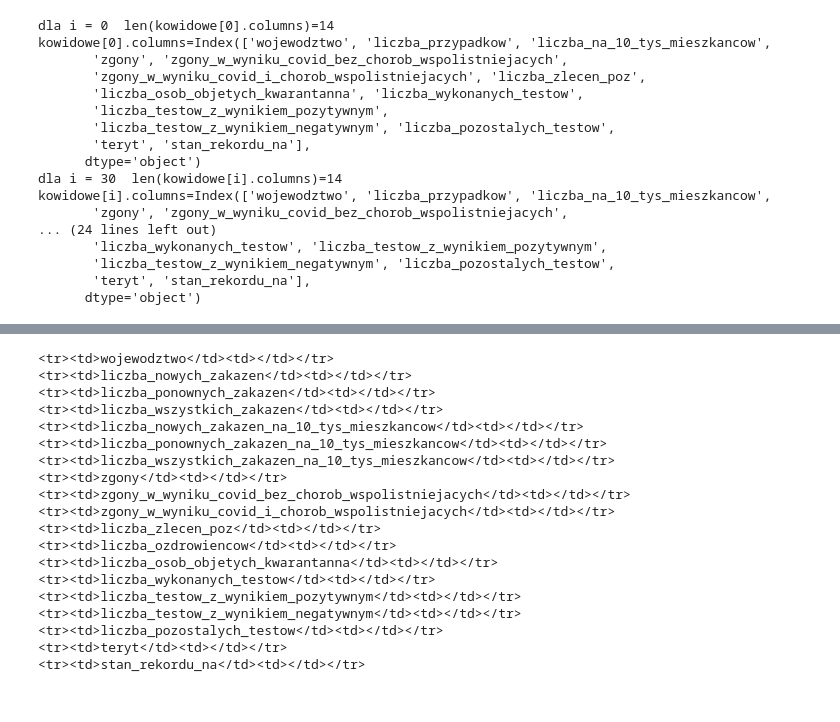
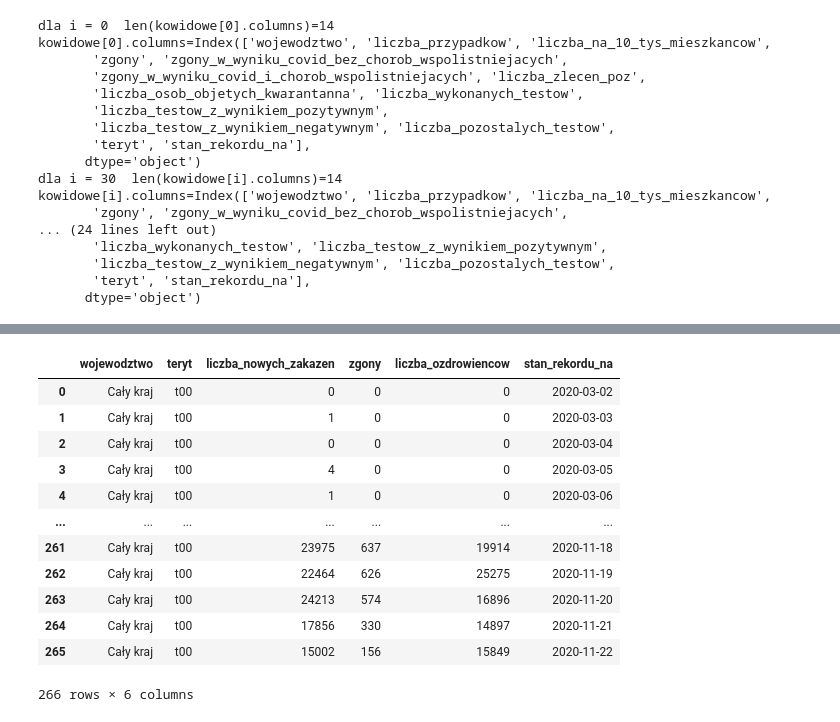
Before and after one commit to ninj4i/kowidowe, a Jupyter notebook: kowidowe_DataE.ipynb, the cells around one changed output, grey strips where cells are left out. Cells and saved outputs as stored; diff of their text form; code cells hidden in the pictures.

```diff
--- a/kowidowe_DataE.ipynb
+++ b/kowidowe_DataE.ipynb
@@ -102,23 +126,34 @@ arch_data0.columns=Index(['Unnamed: 0', 'Data', 'Nowe przypadki',
-# %%
-for i in ['wojewodztwo', 'liczba_nowych_zakazen', 'liczba_ponownych_zakazen','liczba_wszystkich_zakazen','liczba_nowych_zakazen_na_10_tys_mieszkancow',       'liczba_ponownych_zakazen_na_10_tys_mieszkancow',       'liczba_wszystkich_zakazen_na_10_tys_mieszkancow', 'zgony',       'zgony_w_wyniku_covid_bez_chorob_wspolistniejacych',       'zgony_w_wyniku_covid_i_chorob_wspolistniejacych', 'liczba_zlecen_poz',       'liczba_ozdrowiencow', 'liczba_osob_objetych_kwarantanna',       'liczba_wykonanych_testow', 'liczba_testow_z_wynikiem_pozytywnym',       'liczba_testow_z_wynikiem_negatywnym', 'liczba_pozostalych_testow',       'teryt', 'stan_rekordu_na']:
-    print(f'<tr><td>{i}</td><td></td></tr>')
-# %% [output]
-<tr><td>wojewodztwo</td><td></td></tr>
-<tr><td>liczba_nowych_zakazen</td><td></td></tr>
-<tr><td>liczba_ponownych_zakazen</td><td></td></tr>
-<tr><td>liczba_wszystkich_zakazen</td><td></td></tr>
-<tr><td>liczba_nowych_zakazen_na_10_tys_mieszkancow</td><td></td></tr>
-<tr><td>liczba_ponownych_zakazen_na_10_tys_mieszkancow</td><td></td></tr>
-<tr><td>liczba_wszystkich_zakazen_na_10_tys_mieszkancow</td><td></td></tr>
-<tr><td>zgony</td><td></td></tr>
-<tr><td>zgony_w_wyniku_covid_bez_chorob_wspolistniejacych</td><td></td></tr>
-<tr><td>zgony_w_wyniku_covid_i_chorob_wspolistniejacych</td><td></td></tr>
-<tr><td>liczba_zlecen_poz</td><td></td></tr>
-<tr><td>liczba_ozdrowiencow</td><td></td></tr>
-<tr><td>liczba_osob_objetych_kwarantanna</td><td></td></tr>
-<tr><td>liczba_wykonanych_testow</td><td></td></tr>
-<tr><td>liczba_testow_z_wynikiem_pozytywnym</td><td></td></tr>
-<tr><td>liczba_testow_z_wynikiem_negatywnym</td><td></td></tr>
-<tr><td>liczba_pozostalych_testow</td><td></td></tr>
-<tr><td>teryt</td><td></td></tr>
-<tr><td>stan_rekordu_na</td><td></td></tr>
+# %%
+arch_data0['wojewodztwo'] = 'Cały kraj'
+arch_data0['teryt'] = 't00'
+arch_data0['liczba_nowych_zakazen'] = arch_data0['Nowe przypadki'].astype('int64')
+arch_data0['zgony'] = arch_data0['Zgony']
+arch_data0['liczba_ozdrowiencow'] = arch_data0['Ozdrowieńcy (dzienna)']
+arch_data0['stan_rekordu_na'] = pd.to_datetime(arch_data0['Data'], format='%d.%m.%Y') - pd.Timedelta(days = 1)
+
+
+dane_archiwalne = pd.DataFrame()
+dane_archiwalne['wojewodztwo'] = arch_data0['wojewodztwo']
+dane_archiwalne['teryt'] = arch_data0['teryt']
+dane_archiwalne['liczba_nowych_zakazen'] = arch_data0['liczba_nowych_zakazen']
+dane_archiwalne['zgony'] = arch_data0['zgony']
+dane_archiwalne['liczba_ozdrowiencow'] = arch_data0['liczba_ozdrowiencow']
+dane_archiwalne['stan_rekordu_na'] = arch_data0['stan_rekordu_na']
+dane_archiwalne['liczba_ozdrowiencow'] = arch_data0['liczba_ozdrowiencow']
+dane_archiwalne['liczba_ozdrowiencow'] = arch_data0['liczba_ozdrowiencow']
+
+(dane_archiwalne)
+# %% [output]
+|  | wojewodztwo | teryt | liczba_nowych_zakazen | zgony | liczba_ozdrowiencow | stan_rekordu_na |
+| 0 | Cały kraj | t00 | 0 | 0 | 0 | 2020-03-02 |
+| 1 | Cały kraj | t00 | 1 | 0 | 0 | 2020-03-03 |
+| 2 | Cały kraj | t00 | 0 | 0 | 0 | 2020-03-04 |
+| 3 | Cały kraj | t00 | 4 | 0 | 0 | 2020-03-05 |
+| 4 | Cały kraj | t00 | 1 | 0 | 0 | 2020-03-06 |
+| ... | ... | ... | ... | ... | ... | ... |
+| 261 | Cały kraj | t00 | 23975 | 637 | 19914 | 2020-11-18 |
+| 262 | Cały kraj | t00 | 22464 | 626 | 25275 | 2020-11-19 |
+| 263 | Cały kraj | t00 | 24213 | 574 | 16896 | 2020-11-20 |
+| 264 | Cały kraj | t00 | 17856 | 330 | 14897 | 2020-11-21 |
+| 265 | Cały kraj | t00 | 15002 | 156 | 15849 | 2020-11-22 |
+266 rows × 6 columns
```
Also changed, not shown: parts of 8 cells of this notebook, 2 other files.
